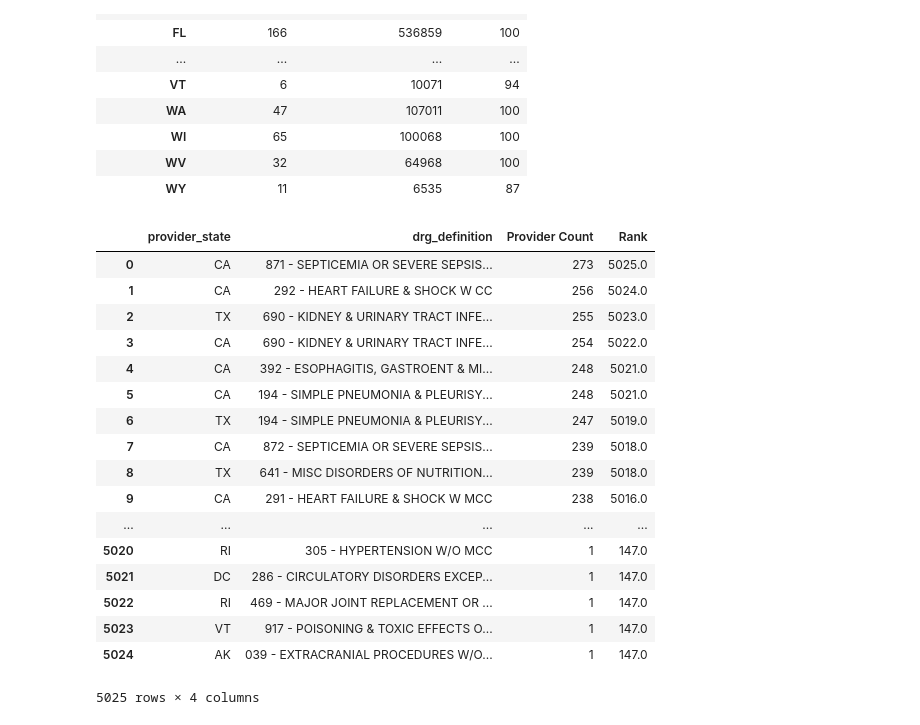
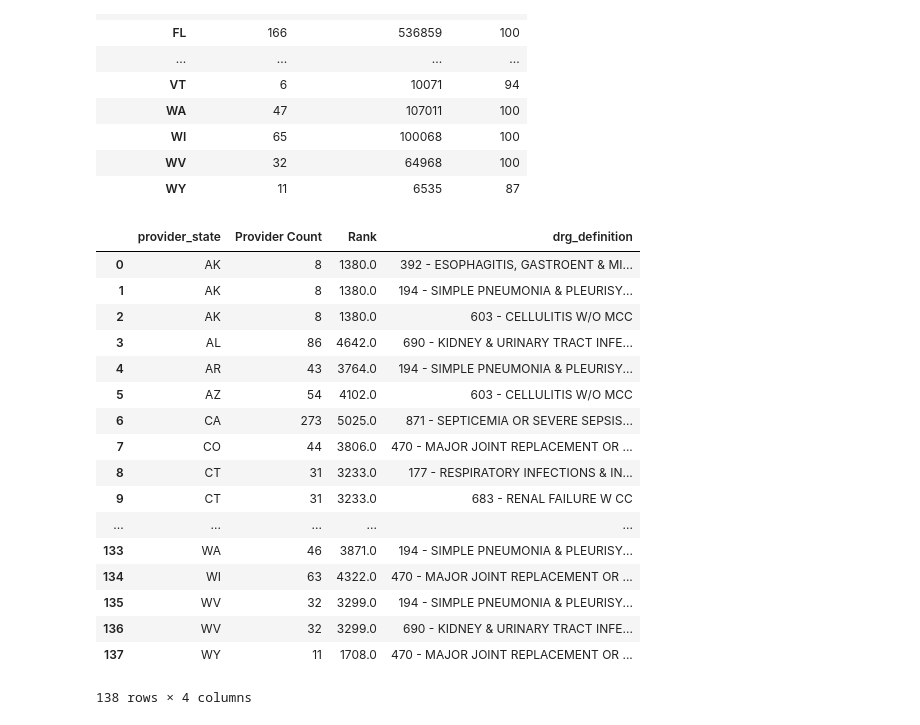
Before and after one commit to hasanregius/inpatient_prospective_payment_system_equitability, a Jupyter notebook: data_retrieval_and_cleanup.ipynb, the cells around one changed output. Saved outputs shown, nothing was run; the diff lists cells and outputs as text; code cells hidden in the pictures.

```diff
--- a/data_retrieval_and_cleanup.ipynb
+++ b/data_retrieval_and_cleanup.ipynb
@@ -68,16 +70,22 @@ results_df.head(10)
 | 8 | 28523.39 | 6113.38 | 5228.4 | 039 - EXTRACRANIAL PROCEDURES W/O... | ... |
 | 9 | 75233.38 | 5541.05 | 4386.94 | 039 - EXTRACRANIAL PROCEDURES W/O... | ... |
 # %%
-##state vs provider count
+#convert columns to int/float type
 results_df["total_discharges"] = results_df["total_discharges"].astype(int)
+results_df["average_covered_charges"] = results_df["average_covered_charges"].astype(float)
+
+#average_medicare_payments is total payments from medicare + other sources such as patient deductible
+results_df["average_medicare_payments"] = results_df["average_medicare_payments"].astype(float)
 stateGB = results_df.groupby(["provider_state"])
+
+## state vs provider count
 stateGB_result = pd.DataFrame(stateGB["provider_id"].nunique())
 stateGB_result.rename(columns={"provider_id": "Provider Count"}, inplace=True)
+
 
 ## state vs total discharges
 stateGB_result["Sum of Total Discharges"] = stateGB["total_discharges"].sum()
 
-
 ## state discharges vs DRG count
 stateGB_result["DRG Count"] = stateGB["drg_definition"].nunique()
 stateGB_result
@@ -103,31 +111,32 @@ stateGB_result
 # %%
 ##drg code count by state, sort by highest
 resultGB = results_df.groupby(["provider_state","drg_definition"])
 drgCtByState = pd.DataFrame(resultGB["provider_id"].count())
 drgCtByState.rename(columns = {"provider_id": "Provider Count"}, inplace = True)
 drgCtByState["Rank"]= drgCtByState["Provider Count"].rank(method='max')
 drgCtByStateRN = drgCtByState.sort_values(by="Rank", ascending = False)
 drgCtByStateRNnoMax = drgCtByStateRN.reset_index()
-drgCtByStateRNMaxreset = drgCtByStateRN.groupby(["provider_state"]).max().reset_index()
+drgCtByStateRNMaxReset = drgCtByStateRN.groupby(["provider_state"]).max().reset_index()
+
 ##join to filter out the highest rank by state
-drgCTByStateRNJOIN = pd.merge(drgCtByStateRNreset, drgCtByStateRNnoMax, on=["provider_state", "Provider Count", "Rank"])
+drgCTByStateRNJOIN = pd.merge(drgCtByStateRNMaxReset, drgCtByStateRNnoMax, on=["provider_state", "Provider Count", "Rank"])
 drgCTByStateRNJOIN
 # %% [output]
-|  | provider_state | drg_definition | Provider Count | Rank |
-| 0 | CA | 871 - SEPTICEMIA OR SEVERE SEPSIS... | 273 | 5025.0 |
-| 1 | CA | 292 - HEART FAILURE & SHOCK W CC | 256 | 5024.0 |
-| 2 | TX | 690 - KIDNEY & URINARY TRACT INFE... | 255 | 5023.0 |
-| 3 | CA | 690 - KIDNEY & URINARY TRACT INFE... | 254 | 5022.0 |
-| 4 | CA | 392 - ESOPHAGITIS, GASTROENT & MI... | 248 | 5021.0 |
-| 5 | CA | 194 - SIMPLE PNEUMONIA & PLEURISY... | 248 | 5021.0 |
-| 6 | TX | 194 - SIMPLE PNEUMONIA & PLEURISY... | 247 | 5019.0 |
-| 7 | CA | 872 - SEPTICEMIA OR SEVERE SEPSIS... | 239 | 5018.0 |
-| 8 | TX | 641 - MISC DISORDERS OF NUTRITION... | 239 | 5018.0 |
-| 9 | CA | 291 - HEART FAILURE & SHOCK W MCC | 238 | 5016.0 |
+|  | provider_state | Provider Count | Rank | drg_definition |
+| 0 | AK | 8 | 1380.0 | 392 - ESOPHAGITIS, GASTROENT & MI... |
+| 1 | AK | 8 | 1380.0 | 194 - SIMPLE PNEUMONIA & PLEURISY... |
+| 2 | AK | 8 | 1380.0 | 603 - CELLULITIS W/O MCC |
+| 3 | AL | 86 | 4642.0 | 690 - KIDNEY & URINARY TRACT INFE... |
+| 4 | AR | 43 | 3764.0 | 194 - SIMPLE PNEUMONIA & PLEURISY... |
+| 5 | AZ | 54 | 4102.0 | 603 - CELLULITIS W/O MCC |
+| 6 | CA | 273 | 5025.0 | 871 - SEPTICEMIA OR SEVERE SEPSIS... |
+| 7 | CO | 44 | 3806.0 | 470 - MAJOR JOINT REPLACEMENT OR ... |
+| 8 | CT | 31 | 3233.0 | 177 - RESPIRATORY INFECTIONS & IN... |
+| 9 | CT | 31 | 3233.0 | 683 - RENAL FAILURE W CC |
 | ... | ... | ... | ... | ... |
-| 5020 | RI | 305 - HYPERTENSION W/O MCC | 1 | 147.0 |
-| 5021 | DC | 286 - CIRCULATORY DISORDERS EXCEP... | 1 | 147.0 |
-| 5022 | RI | 469 - MAJOR JOINT REPLACEMENT OR ... | 1 | 147.0 |
-| 5023 | VT | 917 - POISONING & TOXIC EFFECTS O... | 1 | 147.0 |
-| 5024 | AK | 039 - EXTRACRANIAL PROCEDURES W/O... | 1 | 147.0 |
+| 133 | WA | 46 | 3871.0 | 194 - SIMPLE PNEUMONIA & PLEURISY... |
+| 134 | WI | 63 | 4322.0 | 470 - MAJOR JOINT REPLACEMENT OR ... |
+| 135 | WV | 32 | 3299.0 | 194 - SIMPLE PNEUMONIA & PLEURISY... |
+| 136 | WV | 32 | 3299.0 | 690 - KIDNEY & URINARY TRACT INFE... |
+| 137 | WY | 11 | 1708.0 | 470 - MAJOR JOINT REPLACEMENT OR ... |
-5025 rows × 4 columns
+138 rows × 4 columns
```
Also changed, not shown: parts of 5 cells of this notebook.
